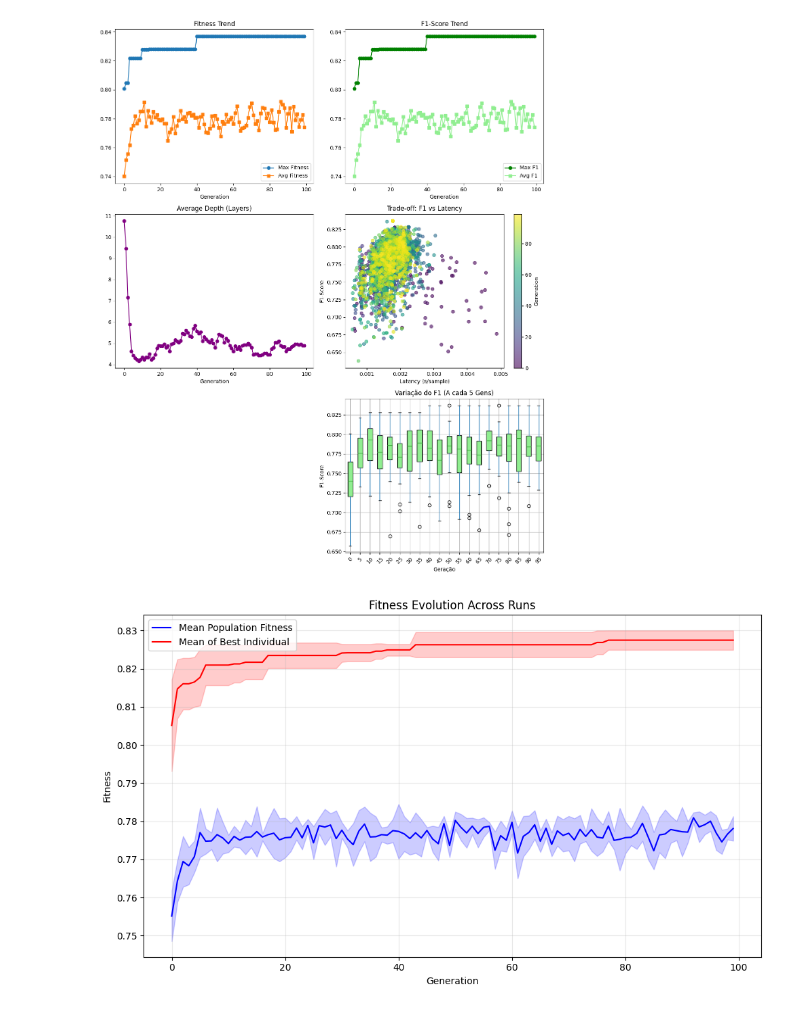
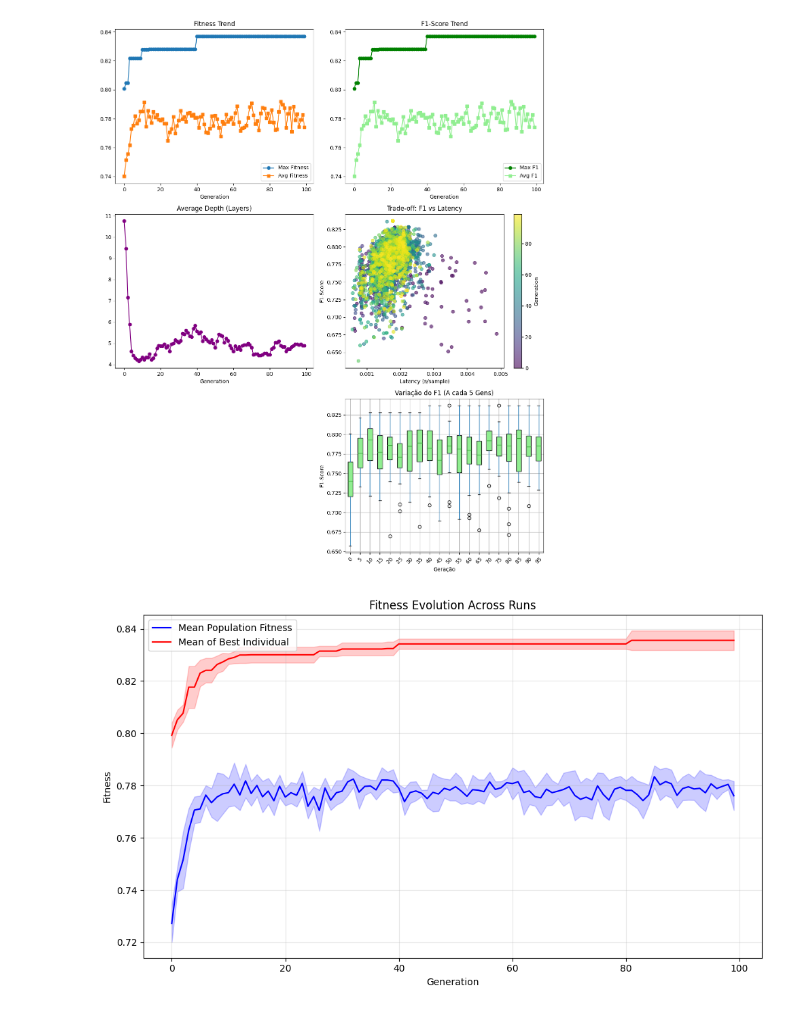
Before and after one commit to filipeobrist/LLM_Evolution, a Jupyter notebook: src/code/plot_results.ipynb, the cells around one changed output. Saved outputs shown, nothing was run; the diff lists cells and outputs as text; code cells hidden in the pictures.

Commit message:
Saving results

```diff
--- a/src/code/plot_results.ipynb
+++ b/src/code/plot_results.ipynb
@@ -72,7 +72,7 @@ plt.show()
 # %% [output]
 [figure]
 # %%
-base_path = '../data/agnews/pruning/evolution/'
+base_path = '../data/agnews/main/evolution/'
 seeds = [42, 123, 999, 2024, 7]
 run_ids = [1, 2, 3, 4, 5]
 
@@ -81,7 +81,7 @@ pop_mean_dict = {}   # {geração: [media_pop_run1, media_pop_run2, ...]}
 best_dict = {}       # {geração: [best_run1, best_run2, ...]}
 
 for run_id, seed in zip(run_ids, seeds):
-    filename = f"{base_path}results_run_{run_id}_seed_{seed}.csv"
+    filename = f"{base_path}results_run_{run_id}_seed_{seed}_actual_experiment.csv"
     df = pd.read_csv(filename)
 
     # Por cada geração, obtém a fitness média da população e o máximo
@@ -94,31 +94,31 @@ for run_id, seed in zip(run_ids, seeds):
 
 generations = sorted(pop_mean_dict.keys())
 pop_means = [np.mean(pop_mean_dict[g]) for g in generations]
 pop_stds = [np.std(pop_mean_dict[g]) for g in generations]
 best_means = [np.mean(best_dict[g]) for g in generations]
 best_stds = [np.std(best_dict[g]) for g in generations]
 
 plt.figure(figsize=(10, 6))
 
 plt.plot(generations, pop_means, label='Mean Population Fitness', color='blue')
 plt.fill_between(generations,
                  np.array(pop_means) - np.array(pop_stds),
                  np.array(pop_means) + np.array(pop_stds),
                  alpha=0.2, color='blue')
 
 plt.plot(generations, best_means, label='Mean of Best Individual', color='red')
 plt.fill_between(generations,
                  np.array(best_means) - np.array(best_stds),
                  np.array(best_means) + np.array(best_stds),
                  alpha=0.2, color='red')
 
 plt.xlabel('Generation')
 plt.ylabel('Fitness')
 plt.title('Fitness Evolution Across Runs')
 plt.legend()
 plt.grid(True, alpha=0.3)
 plt.tight_layout()
 plt.savefig(f'{base_path}fitness_all_runs.png', dpi=150)
 plt.show()
 # %% [output]
-[figure, old version]
+[figure, new version]
```
Also changed, not shown: 7 other files.
